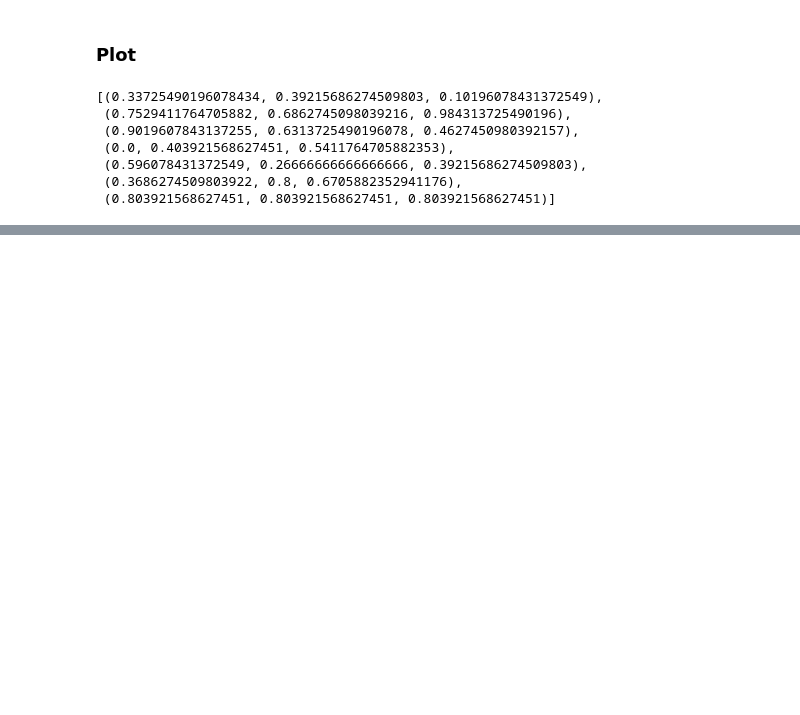
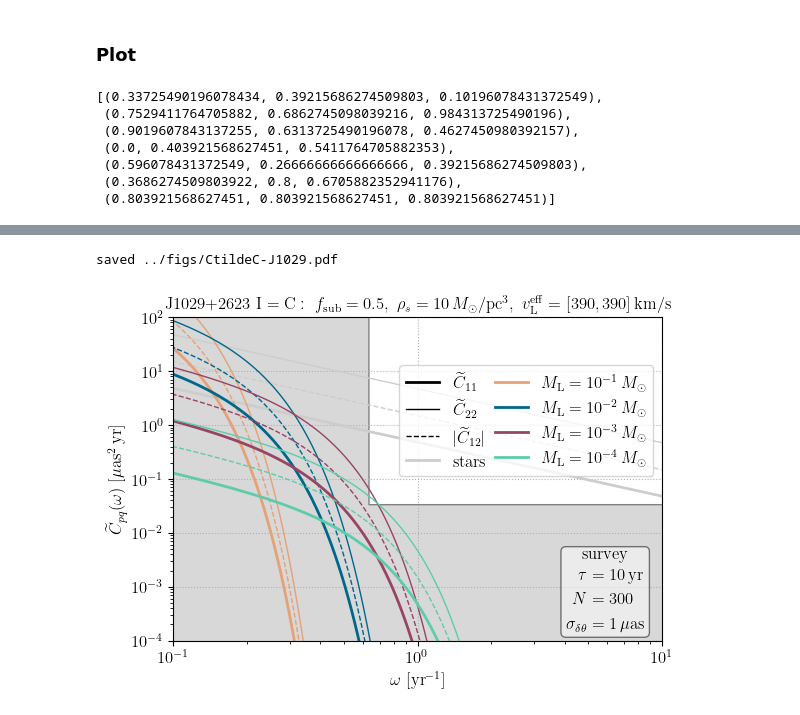
Before and after one commit to kenvantilburg/quaDM_lens, a Jupyter notebook: code/sensitivity.ipynb, the cells around one changed output, grey strips where cells are left out. Cells and saved outputs as stored; diff of their text form; code cells hidden in the pictures; blank space fills up the shorter version.

```diff
--- a/code/sensitivity.ipynb
+++ b/code/sensitivity.ipynb
@@ -683,0 +661,13 @@ D_A(1) / Gpc
+# %%
+from preamble import *
+from natural_units_GeV import *
+from macro_lens_functions import *
+from sensitivity_functions import *
+# NOTE: this star-import deliberately rebinds the system-level names from the
+# galaxy lens (d_lens, z_lens, kappa_fit, inv_jacobian_fit, mag_fit, eigvals_fit,
+# labels, kappa_star, M_star, theta_E_star, mu_int_drift, v_lens_fid, ...) to
+# their SDSS J1029+2623 values. Everything below refers to the cluster lens.
+from params_J1029_2623 import *
+
+xgfs_fancy6 = 255**-1 * np.asarray([(86, 100, 26), (192, 175, 251), (230, 161, 118),
+                                    (0, 103, 138), (152, 68, 100), (94, 204, 171), (205, 205, 205)])
@@ -683,0 +756,60 @@ D_A(1) / Gpc
+# %%
+# ---------------------------------------------------------------------------
+# Figure 1: stochastic PSD  C_pq(omega)  for the bright image (Eq. C)
+# ---------------------------------------------------------------------------
+vec_omega = np.logspace(-1.3, 1.3, 400) * year**-1
+vec_M_l = np.asarray([1e-1, 1e-2, 1e-3, 1e-4]) * M_Solar
+rho_s = 1e1 * M_Solar * pc**-3
+
+arr_C_ij_l = np.zeros((3, len(vec_M_l), 2, 2, len(vec_omega)))
+for j, M_l in enumerate(vec_M_l):
+    r_s = (M_l/(rho_s*(4*np.pi*np.exp(1/2))))**(1/3)
+    gamma_l = r_s/d_lens
+    theta_E_l = theta_E(M_l, d_lens, d_source, d_lens_source)
+    for i in range(3):
+        x_k = gamma_l/mu_tilde[i] * vec_omega
+        x_src = theta_source_I[i]/mu_tilde[i] * vec_omega   # optical finite-source cutoff
+        arr_C_ij_l[i, j] = kappa_l[i] * theta_E_l**2 / vec_omega * C_ij_integral_src(x_k, x_src, zeta[i])
+arr_C_pq_l = np.einsum('aqj,abpjm->abpqm', inv_jacobian_fit,
+                       np.einsum('api,abijm->abpjm', inv_jacobian_fit, arr_C_ij_l))
+
+# stellar PSD (naive) and instrument noise
+vec_C_star = kappa_star * theta_E_star**2 / vec_omega * np.pi
+arr_C_ij_star = np.asarray([[vec_C_star, np.zeros_like(vec_C_star)], [np.zeros_like(vec_C_star), vec_C_star]])
+arr_C_pq_star = np.einsum('aqj,apjm->apqm', inv_jacobian_fit, np.einsum('api,ijm->apjm', inv_jacobian_fit, arr_C_ij_star))
+vec_C_EPIC = C_EPIC(vec_omega, t_int=t_int, N_obs=N_obs, sigma_delta_theta=sigma_delta_theta)
+
+idx_l = 2   # bright image C (mu ~ -22)
+fig, ax = plt.subplots(1, 1, figsize=(6.3, 4.2))
+colors = [sns.color_palette(xgfs_fancy6)[i] for i in [2, 3, 4, 5, 6]]
+ax.plot([], [], color='k', lw=2, label=r'$\widetilde{C}_{11}$')
+ax.plot([], [], color='k', lw=1, label=r'$\widetilde{C}_{22}$')
+ax.plot([], [], color='k', lw=1, ls='dashed', label=r'$|\widetilde{C}_{12}|$')
+i = idx_l
+ax.plot(vec_omega/year**-1, arr_C_pq_star[i, 0, 0]/(muas**2*year), color=colors[4], lw=2, label='stars')
+ax.plot(vec_omega/year**-1, arr_C_pq_star[i, 1, 1]/(muas**2*year), color=colors[4], lw=1)
+ax.plot(vec_omega/year**-1, np.abs(arr_C_pq_star[i, 0, 1])/(muas**2*year), color=colors[4], lw=1, ls='dashed')
+for j, M_l in enumerate(vec_M_l):
+    ax.plot(vec_omega/year**-1, arr_C_pq_l[i, j, 0, 0]/(muas**2*year), color=colors[j], lw=2,
+            label=r'$M_\mathrm{L} = 10^{%.2g} \, M_\odot$' % np.log10(M_l/M_Solar))
+    ax.plot(vec_omega/year**-1, arr_C_pq_l[i, j, 1, 1]/(muas**2*year), color=colors[j], lw=1)
+    ax.plot(vec_omega/year**-1, np.abs(arr_C_pq_l[i, j, 0, 1])/(muas**2*year), color=colors[j], lw=1, ls='dashed')
+ax.fill_between(vec_omega/year**-1, vec_C_EPIC/(muas**2*year), color=(0.5, 0.5, 0.5, 1), facecolor=(0.5, 0.5, 0.5, 0.3), lw=1)
+ax.set_xscale('log'); ax.set_yscale('log')
+ax.set_xlabel(r'$\omega~ [\mathrm{yr}^{-1}$]')
+ax.set_ylabel(r'$\widetilde{C}_{pq}(\omega) ~[\mathrm{\mu as^2 \, yr}]$')
+ax.grid(ls='dotted'); ax.set_xlim(1e-1, 1e1); ax.set_ylim(1e-4, 1e2)
+ax.legend(loc='center right', bbox_to_anchor=(1, 0.68), ncol=2, labelspacing=0.5, columnspacing=0.5)
+ax.text(0.85e1, 8e-4,
+        r'\begin{align*} \text{survey} \end{align*} \vspace{-3em} \begin{align*}\tau &= %.5g \,\mathrm{yr} \\ N &= %.5g \\ \sigma_{\delta \theta} &= %.5g \, \mathrm{ \mu as} \end{align*}'
+        % ((t_int/year), (N_obs), (sigma_delta_theta/muas)),
+        ha='right', va='center', bbox=dict(boxstyle='round', facecolor='white', alpha=0.5))
+ax.set_title(r'$\mathrm{J1029{+}2623}~\text{I}=\mathrm{%s}: ~f_\mathrm{sub} = %.1g, ~\rho_s = %.2g \,M_\odot/\mathrm{pc^3}, ~v_\mathrm{L}^\mathrm{eff} = [%.3g,%.3g] \,\mathrm{km/s}$'
+             % (labels[idx_l], fraction_sub, (rho_s/(M_Solar/pc**3)), (v_lens[0]/(km/second)), (v_lens[1]/(km/second))),
+             fontsize=12)
+fig.savefig('../figs/CtildeC-J1029.pdf', bbox_inches='tight')
+print("saved ../figs/CtildeC-J1029.pdf")
+plt.show()
+# %% [output]
+saved ../figs/CtildeC-J1029.pdf
+[figure, added]
```
Also changed, not shown: parts of 30 cells of this notebook, 30 other files.
